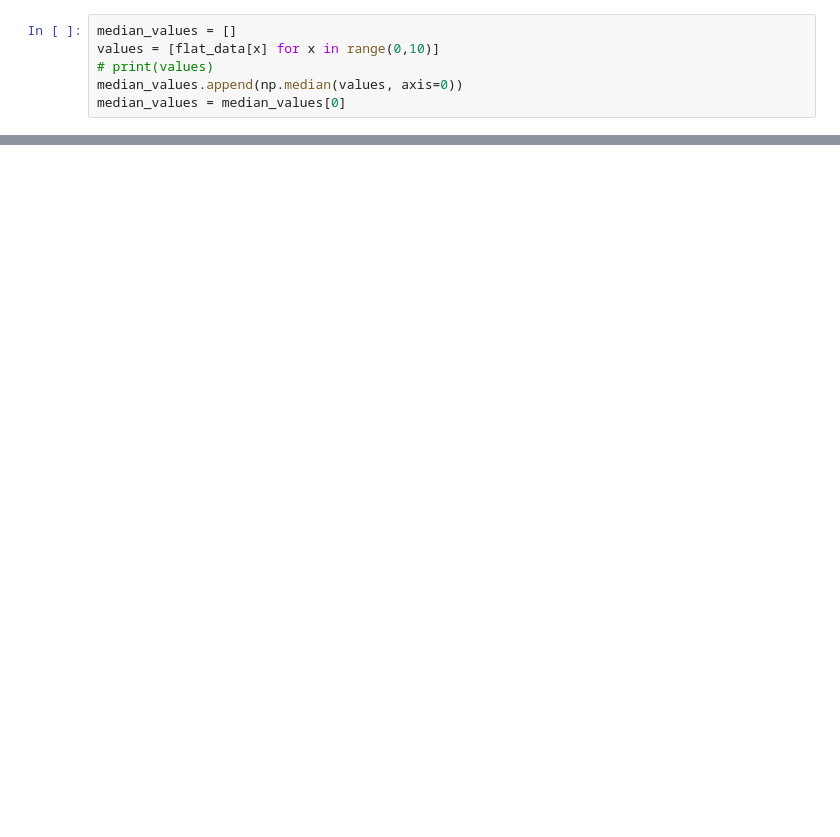
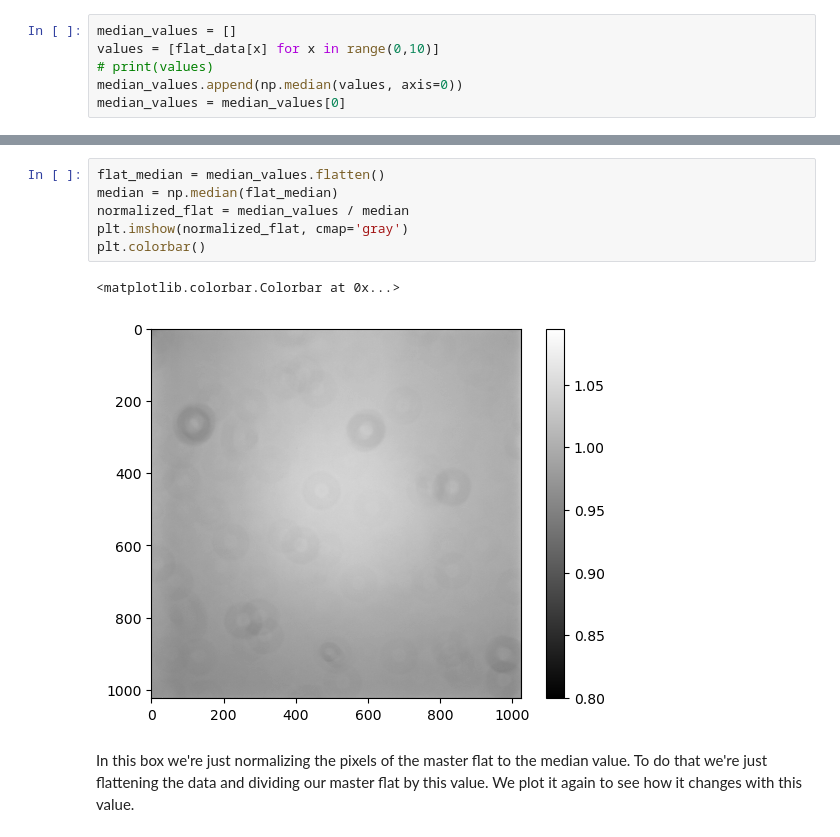
Before and after one commit to Efrain1013/AST_443, a Jupyter notebook: Lab_1/Section_4_3.ipynb, the cells around one changed output, grey strips where cells are left out. Saved outputs shown, nothing was run; the diff lists cells and outputs as text; blank space fills up the shorter version.

```diff
--- a/Lab_1/Section_4_3.ipynb
+++ b/Lab_1/Section_4_3.ipynb
@@ -48,0 +54,11 @@ plt.show()
+# %%
+flat_median = median_values.flatten()
+median = np.median(flat_median)
+normalized_flat = median_values / median
+plt.imshow(normalized_flat, cmap='gray')
+plt.colorbar()
+# %% [output]
+<matplotlib.colorbar.Colorbar at 0x...>
+[figure, added]
+# %% [markdown]
+In this box we're just normalizing the pixels of the master flat to the median value. To do that we're just flattening the data and dividing our master flat by this value. We plot it again to see how it changes with this value.
```
Also changed, not shown: parts of 9 cells of this notebook, 11 other files.
